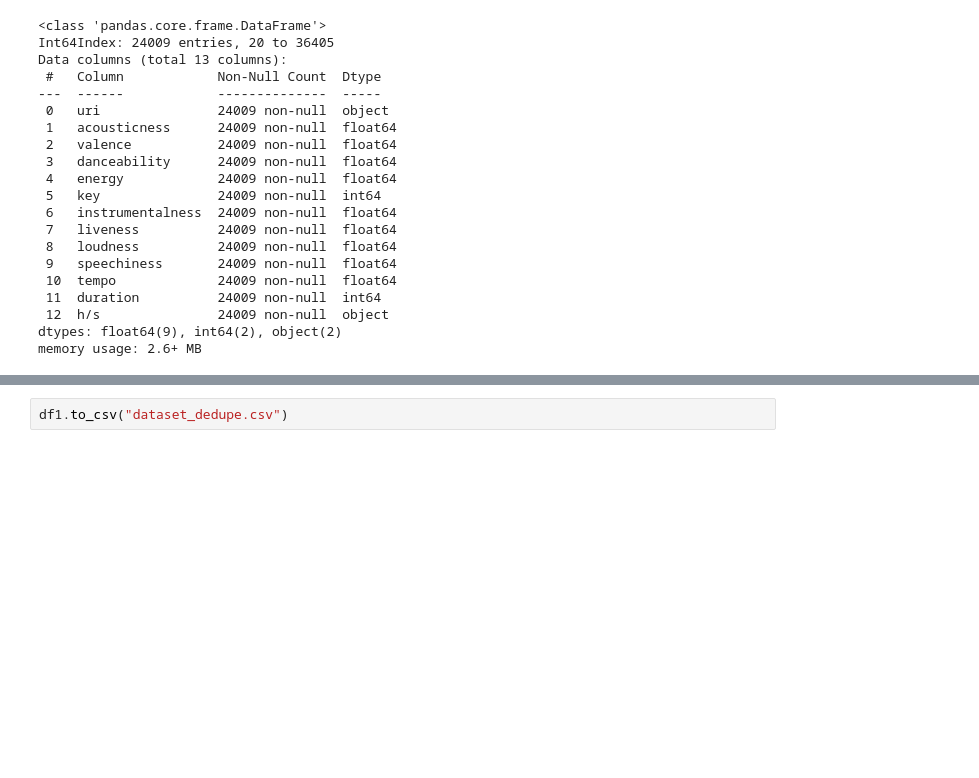
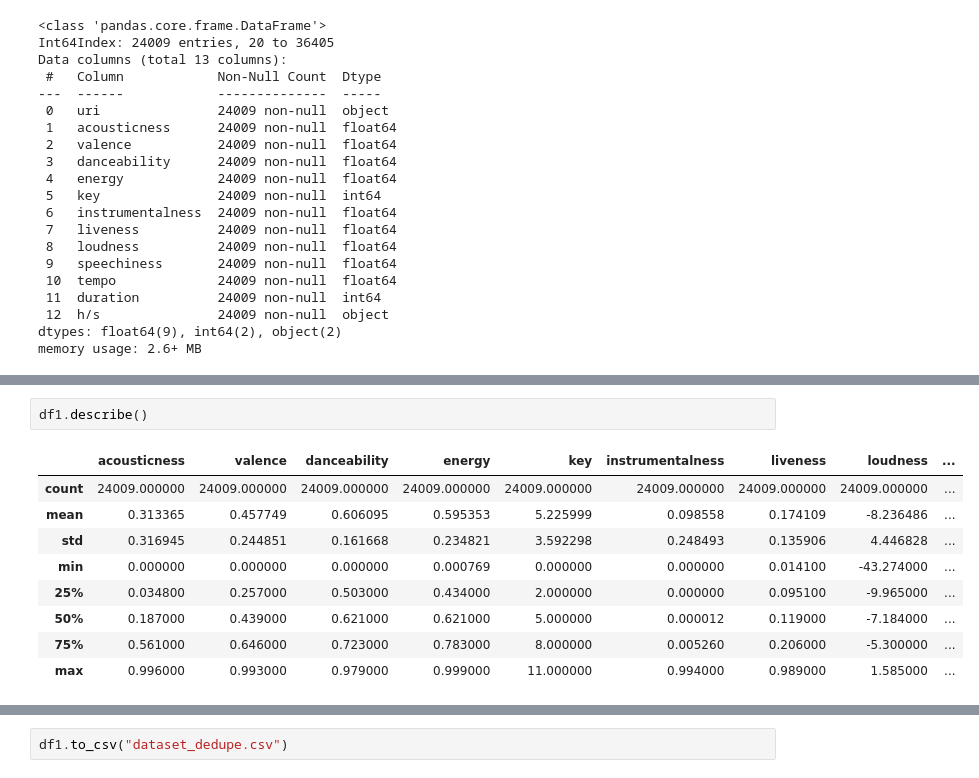
Before and after one commit to kkkhora/Music-Recommendation-Web-App, a Jupyter notebook: data_process.ipynb, the cells around one changed output, grey strips where cells are left out. Saved outputs shown, nothing was run; the diff lists cells and outputs as text; blank space fills up the shorter version.

```diff
--- a/data_process.ipynb
+++ b/data_process.ipynb
@@ -156,3 +156,15 @@ df1[df1['uri'] == 'spotify:track:7z73ehYAn9O1XP9XlCqVtd']
 # %% [output]
 |  | uri | acousticness | valence | danceability | energy | key | instrumentalness | liveness | loudness | ... |
 | 6304 | spotify:track:7z73ehYAn9O1XP9XlCqVtd | 0.00683 | 0.625 | 0.719 | 0.616 | 1 | 0.000031 | 0.0742 | -3.951 | ... |
+# %%
+df1.describe()
+# %% [output]
+|  | acousticness | valence | danceability | energy | key | instrumentalness | liveness | loudness | ... |
+| count | 24009.000000 | 24009.000000 | 24009.000000 | 24009.000000 | 24009.000000 | 24009.000000 | 24009.000000 | 24009.000000 | ... |
+| mean | 0.313365 | 0.457749 | 0.606095 | 0.595353 | 5.225999 | 0.098558 | 0.174109 | -8.236486 | ... |
+| std | 0.316945 | 0.244851 | 0.161668 | 0.234821 | 3.592298 | 0.248493 | 0.135906 | 4.446828 | ... |
+| min | 0.000000 | 0.000000 | 0.000000 | 0.000769 | 0.000000 | 0.000000 | 0.014100 | -43.274000 | ... |
+| 25% | 0.034800 | 0.257000 | 0.503000 | 0.434000 | 2.000000 | 0.000000 | 0.095100 | -9.965000 | ... |
+| 50% | 0.187000 | 0.439000 | 0.621000 | 0.621000 | 5.000000 | 0.000012 | 0.119000 | -7.184000 | ... |
+| 75% | 0.561000 | 0.646000 | 0.723000 | 0.783000 | 8.000000 | 0.005260 | 0.206000 | -5.300000 | ... |
+| max | 0.996000 | 0.993000 | 0.979000 | 0.999000 | 11.000000 | 0.994000 | 0.989000 | 1.585000 | ... |
```
Also changed, not shown: parts of 12 cells of this notebook.
